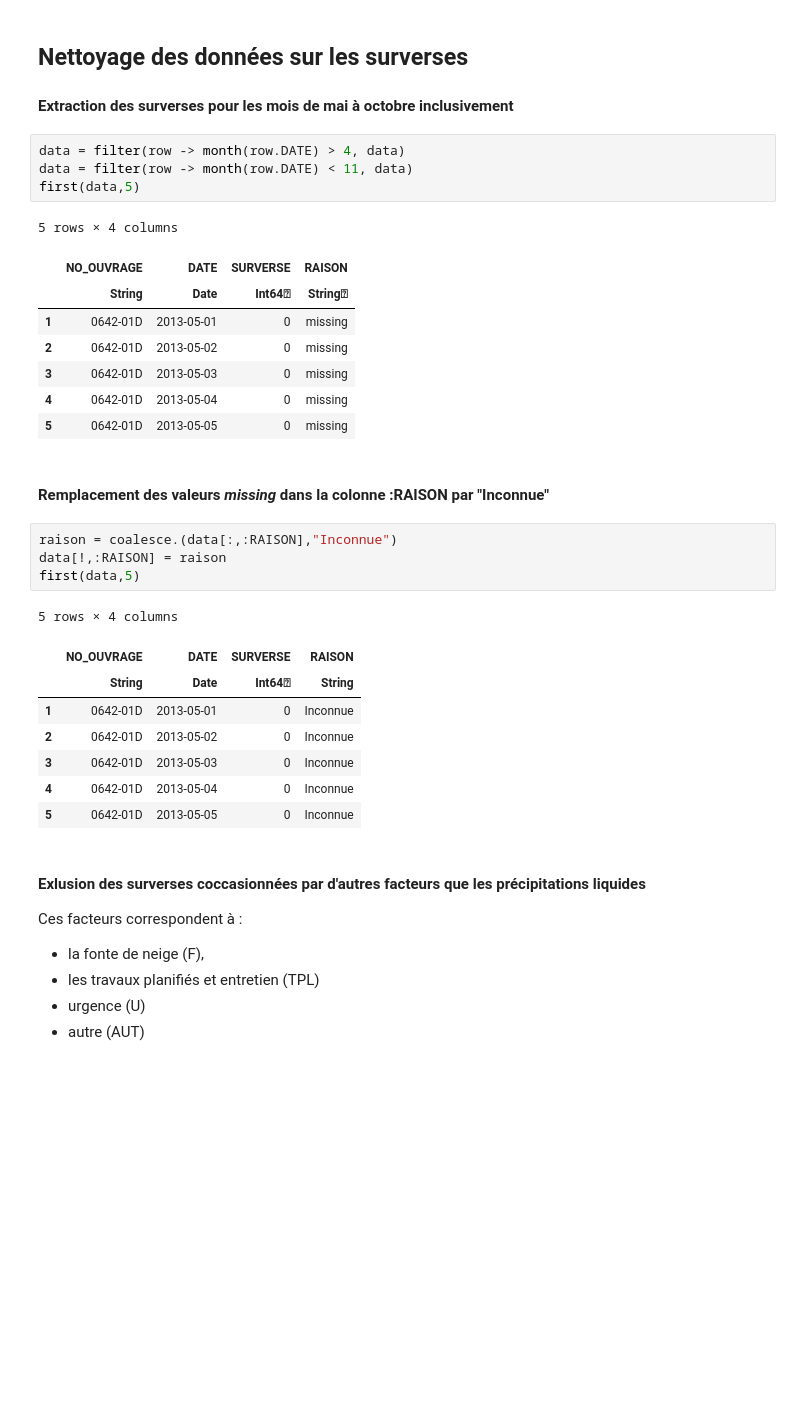
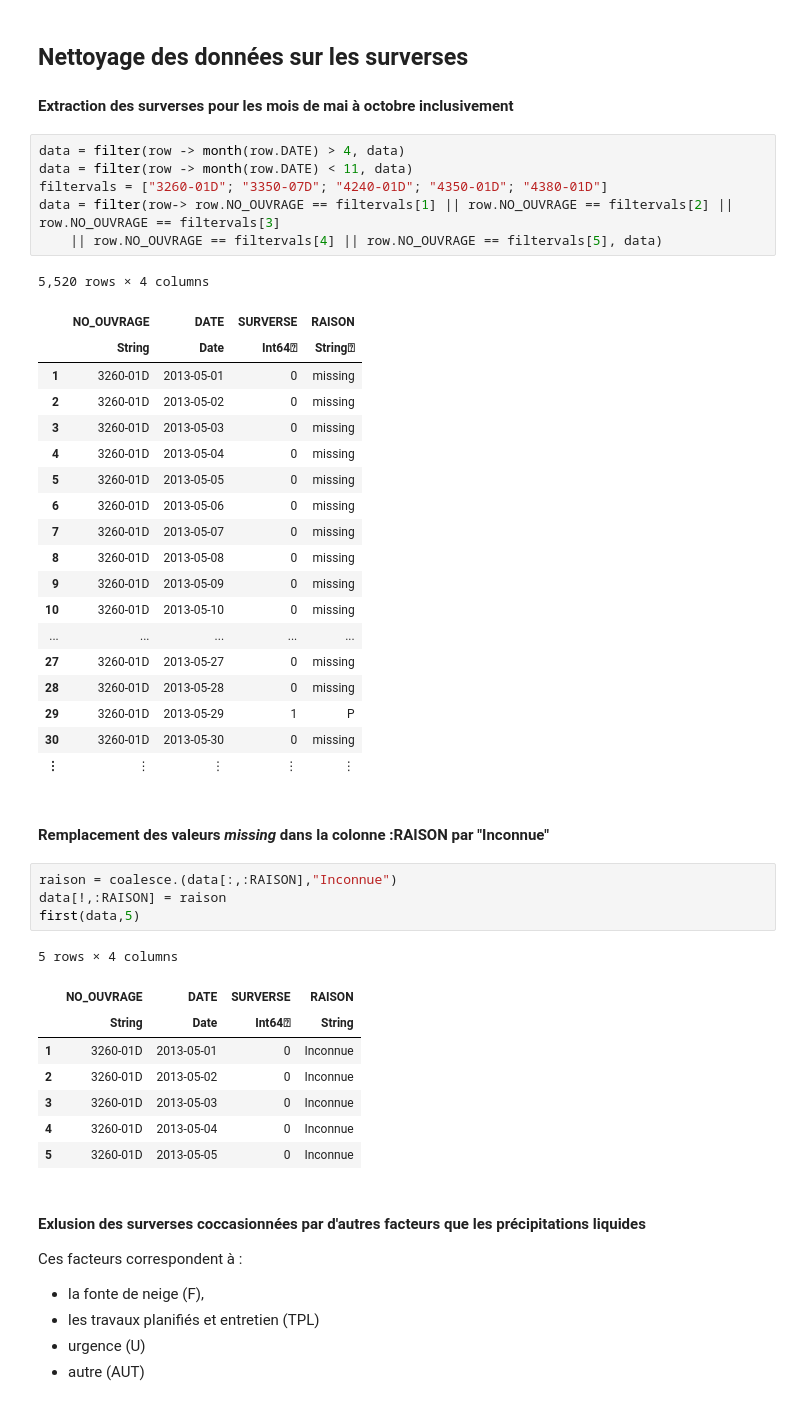
Before and after one commit to rouph/MTH3302, a Jupyter notebook: Projet/A2019/ProjetA19.ipynb, the cells around one changed output. Saved outputs shown, nothing was run; the diff lists cells and outputs as text; blank space fills up the shorter version.

Commit message:
Filtered the 5 stations

```diff
--- a/Projet/A2019/ProjetA19.ipynb
+++ b/Projet/A2019/ProjetA19.ipynb
@@ -89,16 +89,29 @@ first(data,5)
 # %%
 data = filter(row -> month(row.DATE) > 4, data)
 data = filter(row -> month(row.DATE) < 11, data)
-first(data,5)
+filtervals = ["3260-01D"; "3350-07D"; "4240-01D"; "4350-01D"; "4380-01D"]
+data = filter(row-> row.NO_OUVRAGE == filtervals[1] || row.NO_OUVRAGE == filtervals[2] || row.NO_OUVRAGE == filtervals[3]
+    || row.NO_OUVRAGE == filtervals[4] || row.NO_OUVRAGE == filtervals[5], data)
 # %% [output]
-5 rows × 4 columns
+5,520 rows × 4 columns
 |  | NO_OUVRAGE | DATE | SURVERSE | RAISON |
 |  | String | Date | Int64⍰ | String⍰ |
-| 1 | 0642-01D | 2013-05-01 | 0 | missing |
-| 2 | 0642-01D | 2013-05-02 | 0 | missing |
-| 3 | 0642-01D | 2013-05-03 | 0 | missing |
-| 4 | 0642-01D | 2013-05-04 | 0 | missing |
-| 5 | 0642-01D | 2013-05-05 | 0 | missing |
+| 1 | 3260-01D | 2013-05-01 | 0 | missing |
+| 2 | 3260-01D | 2013-05-02 | 0 | missing |
+| 3 | 3260-01D | 2013-05-03 | 0 | missing |
+| 4 | 3260-01D | 2013-05-04 | 0 | missing |
+| 5 | 3260-01D | 2013-05-05 | 0 | missing |
+| 6 | 3260-01D | 2013-05-06 | 0 | missing |
+| 7 | 3260-01D | 2013-05-07 | 0 | missing |
+| 8 | 3260-01D | 2013-05-08 | 0 | missing |
+| 9 | 3260-01D | 2013-05-09 | 0 | missing |
+| 10 | 3260-01D | 2013-05-10 | 0 | missing |
+| ... | ... | ... | ... | ... |
+| 27 | 3260-01D | 2013-05-27 | 0 | missing |
+| 28 | 3260-01D | 2013-05-28 | 0 | missing |
+| 29 | 3260-01D | 2013-05-29 | 1 | P |
+| 30 | 3260-01D | 2013-05-30 | 0 | missing |
+| ⋮ | ⋮ | ⋮ | ⋮ | ⋮ |
 # %% [markdown]
 #### Remplacement des valeurs *missing* dans la colonne :RAISON par "Inconnue"
 # %%
@@ -109,11 +122,11 @@ first(data,5)
 5 rows × 4 columns
 |  | NO_OUVRAGE | DATE | SURVERSE | RAISON |
 |  | String | Date | Int64⍰ | String |
-| 1 | 0642-01D | 2013-05-01 | 0 | Inconnue |
-| 2 | 0642-01D | 2013-05-02 | 0 | Inconnue |
-| 3 | 0642-01D | 2013-05-03 | 0 | Inconnue |
-| 4 | 0642-01D | 2013-05-04 | 0 | Inconnue |
-| 5 | 0642-01D | 2013-05-05 | 0 | Inconnue |
+| 1 | 3260-01D | 2013-05-01 | 0 | Inconnue |
+| 2 | 3260-01D | 2013-05-02 | 0 | Inconnue |
+| 3 | 3260-01D | 2013-05-03 | 0 | Inconnue |
+| 4 | 3260-01D | 2013-05-04 | 0 | Inconnue |
+| 5 | 3260-01D | 2013-05-05 | 0 | Inconnue |
 # %% [markdown]
 #### Exlusion des surverses coccasionnées par d'autres facteurs que les précipitations liquides
 
```
Also changed, not shown: parts of 7 cells of this notebook, 1 other file.
